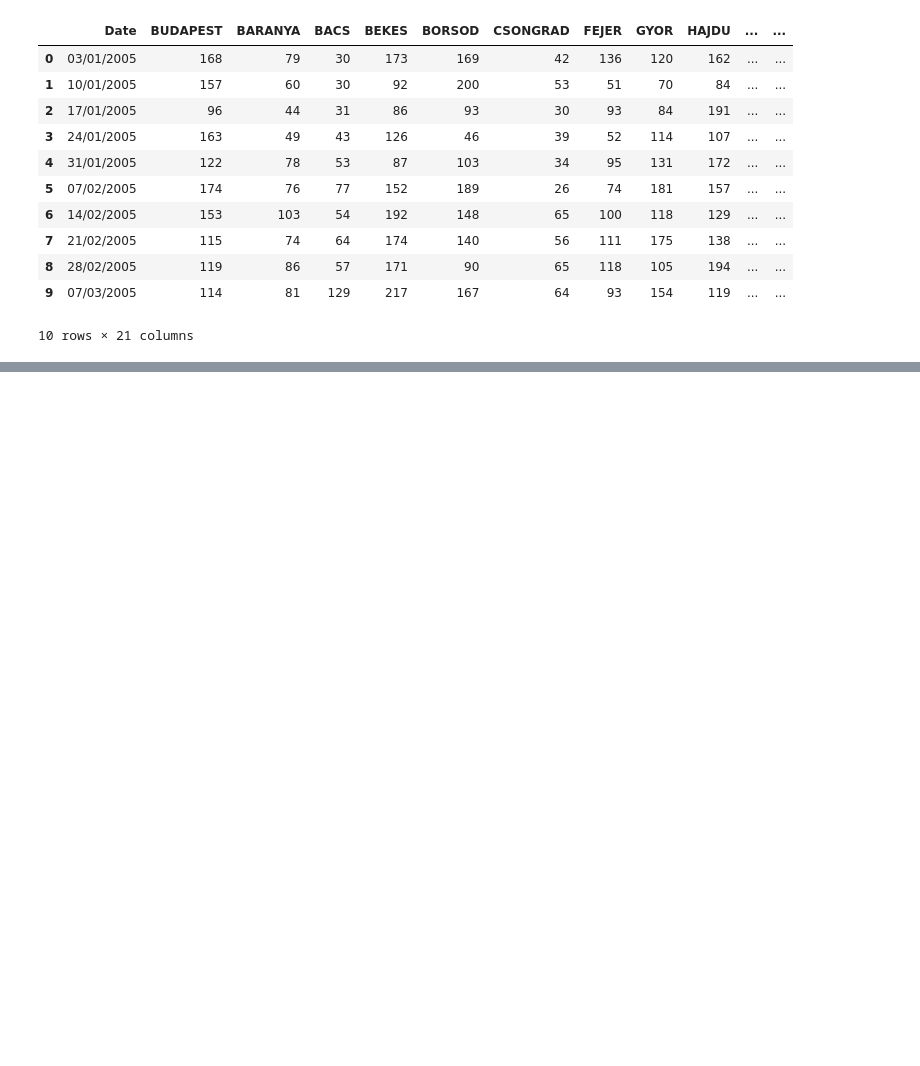
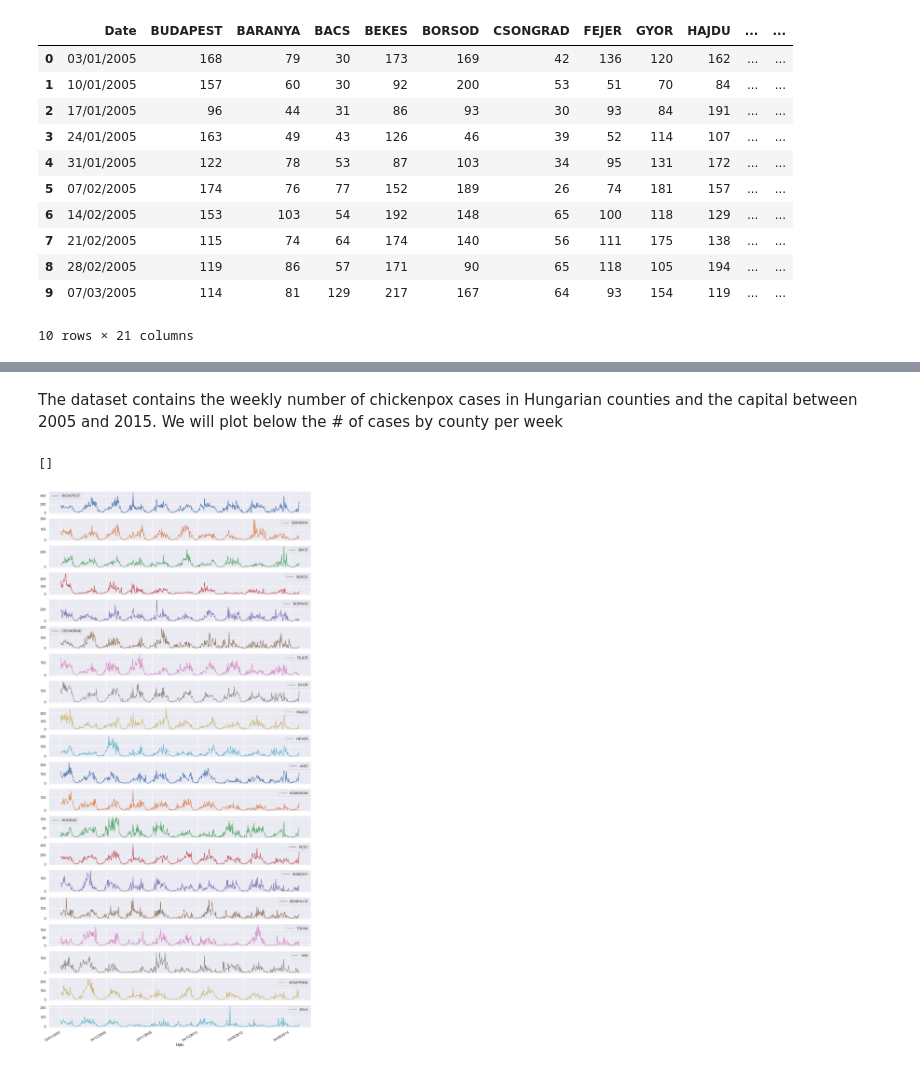
Before and after one commit to rmsreis/ExData_01, a Jupyter notebook: Exploratory_Data_01.ipynb, the cells around one changed output, grey strips where cells are left out. Drawn from its saved outputs; the diff is of its cells as text; code cells hidden in the pictures; blank space fills up the shorter version.

```diff
--- a/Exploratory_Data_01.ipynb
+++ b/Exploratory_Data_01.ipynb
@@ -58,0 +132,11 @@ dtype: object
+# %% [markdown]
+
+The dataset contains the weekly number of chickenpox cases in Hungarian counties and the capital between 2005 and 2015.
+We will plot below the # of cases by county per week
+# %%
+data_1.plot(subplots=True, x='Date', figsize=(15,35))
+# plt.legend(loc='upper right')
+plt.plot()
+# %% [output]
+[]
+[figure, added]
```
Also changed, not shown: parts of 6 cells of this notebook.
